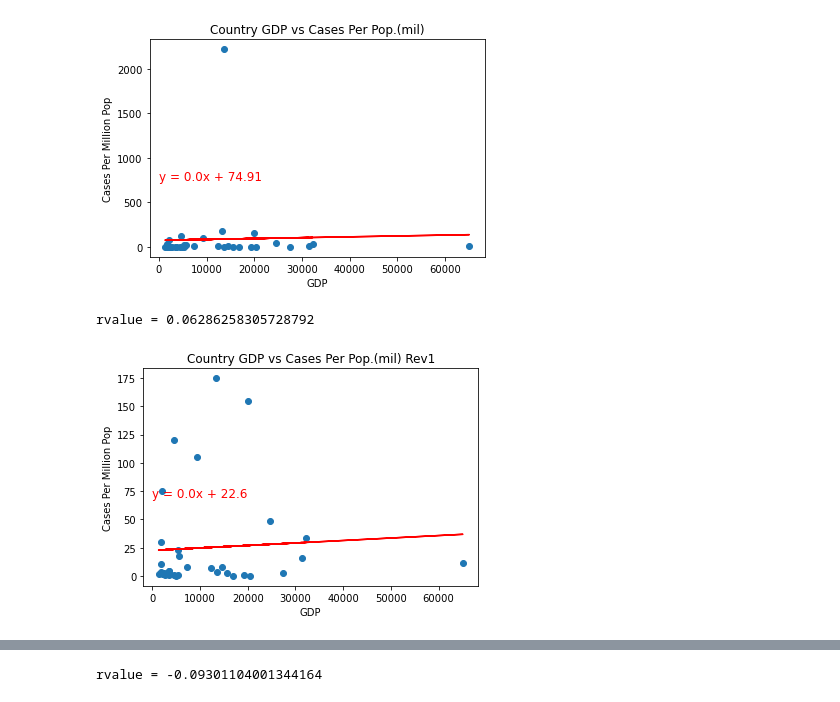
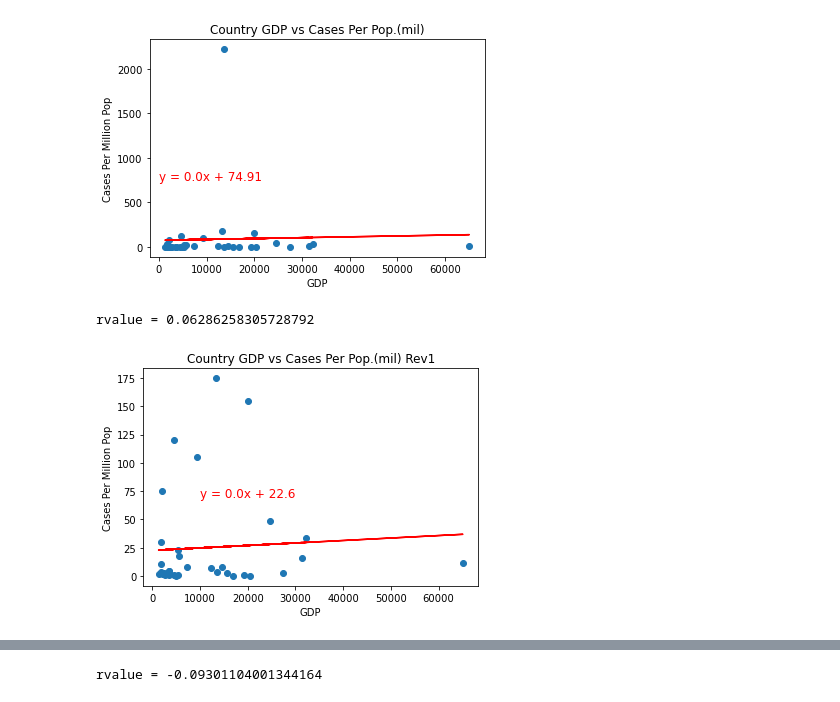
Before and after one commit to saronraut/Human-Trafficking-Awareness, a Jupyter notebook: Shirley/Economics_SJL.ipynb, the cells around one changed output, grey strips where cells are left out. Saved outputs shown, nothing was run; the diff lists cells and outputs as text; code cells hidden in the pictures.

```diff
--- a/Shirley/Economics_SJL.ipynb
+++ b/Shirley/Economics_SJL.ipynb
@@ -284,24 +288,24 @@ rvalue = 0.033528533104623906
 # %%
 #remove Republic of Moldova from dataset since it is an outlier
 GDP_pop_citizen_df_limit = GDP_pop_citizen_df[GDP_pop_citizen_df['Citizenship Country']!= 'Republic of Moldova' ]
 
 x_values = GDP_pop_citizen_df_limit['GDP_PPP']
 y_values = GDP_pop_citizen_df_limit['cases_per_mil']
 (slope, intercept, rvalue, pvalue, stderr) = linregress(x_values, y_values)
 regress_values = x_values * slope + intercept
 line_eq = "y = " + str(round(slope,2)) + "x + " + str(round(intercept,2))
 plt.scatter(x_values,y_values)
 plt.plot(x_values,regress_values,"r-")
-plt.annotate(line_eq,(0,70),fontsize=12,color="red")
+plt.annotate(line_eq,(10000,70),fontsize=12,color="red")
 plt.ylabel('Cases Per Million Pop')
 plt.xlabel('GDP')
 plt.title('Country GDP vs Cases Per Pop.(mil) Rev1')
 plt.savefig('How Does GDP relate to Cases Rev1')
 print(f'rvalue = {rvalue}')
 plt.show()
 # %% [output]
 rvalue = 0.06286258305728792
-[figure, old version]
+[figure, new version]
 # %%
 #data file to work with for population
 dem_file = '../data/political-regime-updated2016.csv'
```
Also changed, not shown: parts of 11 cells of this notebook, 9 other files.
